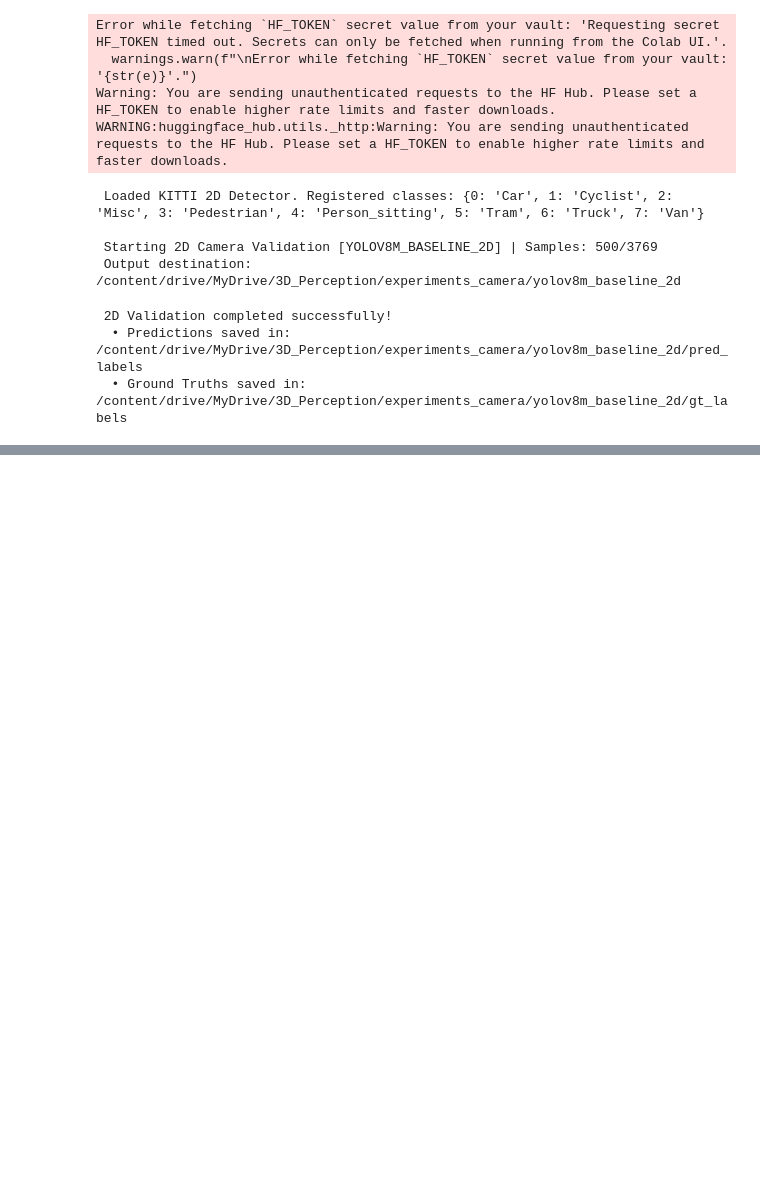
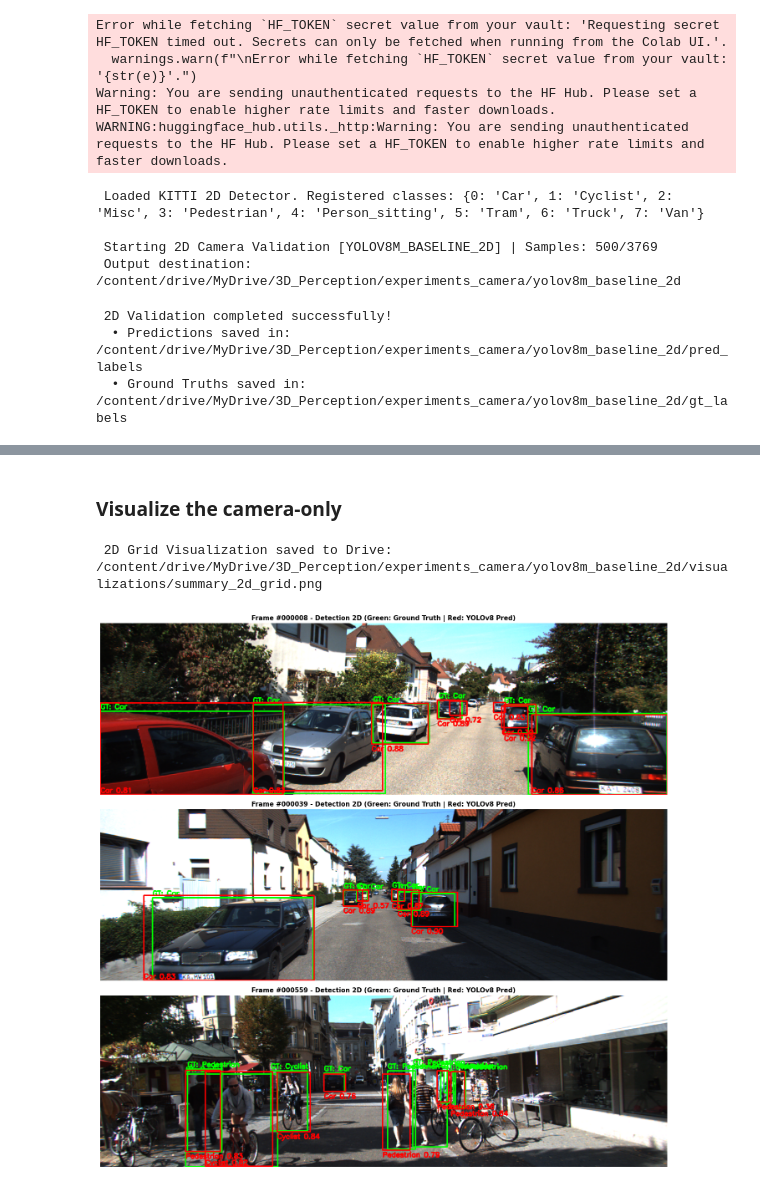
Before and after one commit to giacomosalvatori03/3D_Perception, a Jupyter notebook: notebooks/02_camera_fusion_trad.ipynb, the cells around one changed output, grey strips where cells are left out. Drawn from its saved outputs; the diff is of its cells as text; code cells hidden in the pictures; blank space fills up the shorter version.

Commit message:
Added the CameraVisualizer

```diff
--- a/notebooks/02_camera_fusion_trad.ipynb
+++ b/notebooks/02_camera_fusion_trad.ipynb
@@ -121,0 +123,24 @@ df_results = evaluator_2d.evaluate(exp_dir)
+# %% [markdown]
+### Visualize the camera-only
+# %%
+import sys
+
+sys.path.insert(0, "/content/3D_Perception")
+
+from scripts.camera_visualizer import CameraVisualizer
+
+visualizer_2d = CameraVisualizer(
+    data_path="/content/drive/MyDrive/3D_Perception/data/kitti_validation"
+)
+
+exp_dir = "/content/drive/MyDrive/3D_Perception/experiments_camera/yolov8m_baseline_2d"
+
+# Visualize 3 significant samples from the experiment
+visualizer_2d.visualize_experiment_2d(
+    exp_dir=exp_dir,
+    sample_ids=["000008", "000039", "000559"],  # You can pass specific IDs or leave as None
+    save_plots=True,
+)
+# %% [output]
+ 2D Grid Visualization saved to Drive: /content/drive/MyDrive/3D_Perception/experiments_camera/yolov8m_baseline_2d/visualizations/summary_2d_grid.png
+[figure, added]
```
Also changed, not shown: parts of 3 cells of this notebook, 1 other file.
